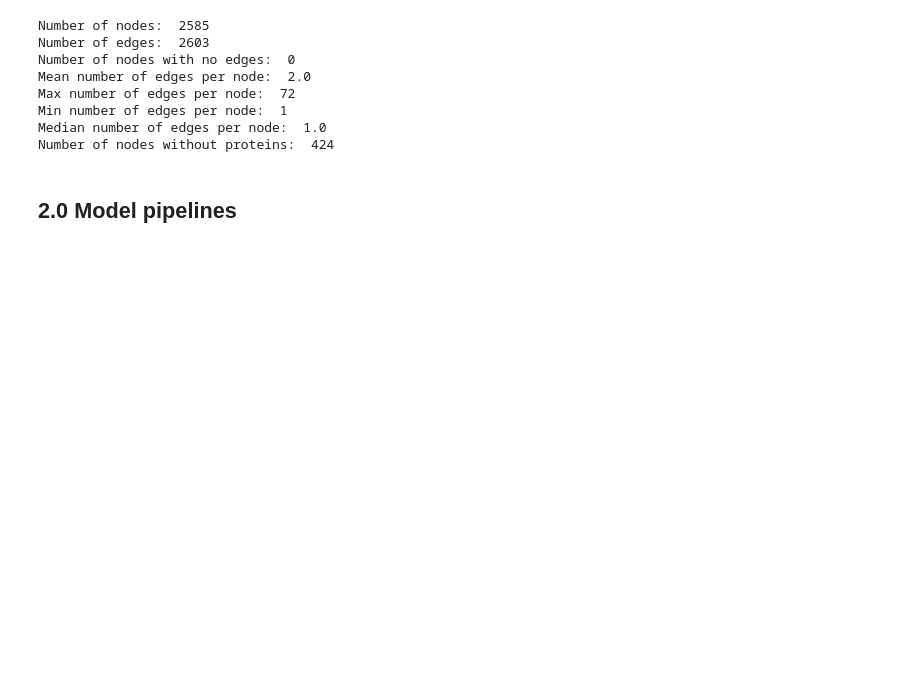
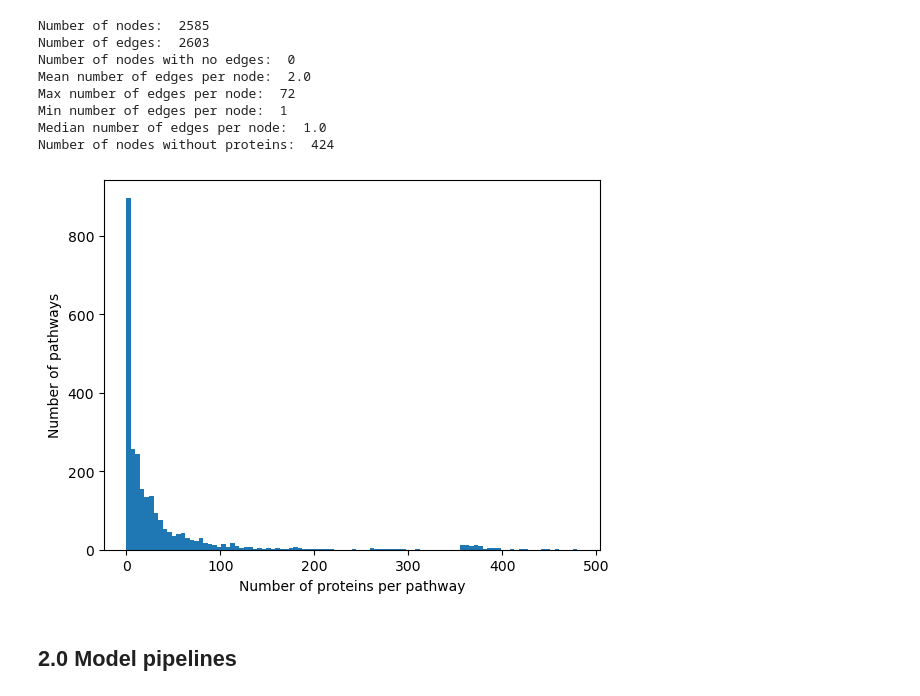
Before and after one commit to YvesMG1/Deep-Learning-Project, a Jupyter notebook: GNN_implementation.ipynb, the cells around one changed output. Drawn from its saved outputs; the diff is of its cells as text; code cells hidden in the pictures; blank space fills up the shorter version.

```diff
--- a/GNN_implementation.ipynb
+++ b/GNN_implementation.ipynb
@@ -44,25 +46,33 @@ design_matrix = design_matrix.replace(1, 0)
 design_matrix = design_matrix.replace(2, 1)
 # %%
 # Initialize graph
-G = create_pathway_graph(pathways, translation, descendants=True, delete_empty=False)
+G = create_pathway_graph(pathways, translation, descendants=True)
 
 print("Number of nodes: ", len(G.nodes))
 print("Number of edges: ", len(G.edges))
 print("Number of nodes with no edges: ", len([n for n in G.nodes if G.degree(n)==0]))
 print("Mean number of edges per node: ", np.round(np.mean([G.degree(n) for n in G.nodes]),1))
 print("Max number of edges per node: ", np.max([G.degree(n) for n in G.nodes]))
 print("Min number of edges per node: ", np.min([G.degree(n) for n in G.nodes]))
 print("Median number of edges per node: ", np.median([G.degree(n) for n in G.nodes]))
 print("Number of nodes without proteins: ", len([n for n in G.nodes if len(G.nodes[n].get('proteins', '') )==0]))
+
+# collect number of proteins per pathway
+num_proteins_per_pathway = [len(G.nodes[node].get('proteins', '')) for node in G.nodes()]
+plt.hist(num_proteins_per_pathway, bins=100)
+plt.xlabel("Number of proteins per pathway")
+plt.ylabel("Number of pathways")
+plt.show()
 # %% [output]
 Number of nodes:  2585
 Number of edges:  2603
 Number of nodes with no edges:  0
 Mean number of edges per node:  2.0
 Max number of edges per node:  72
 Min number of edges per node:  1
 Median number of edges per node:  1.0
 Number of nodes without proteins:  424
+[figure, added]
 # %%
 # Initialize validation
 FOLDS = 3
```
Also changed, not shown: parts of 20 cells of this notebook, 17 other files.
